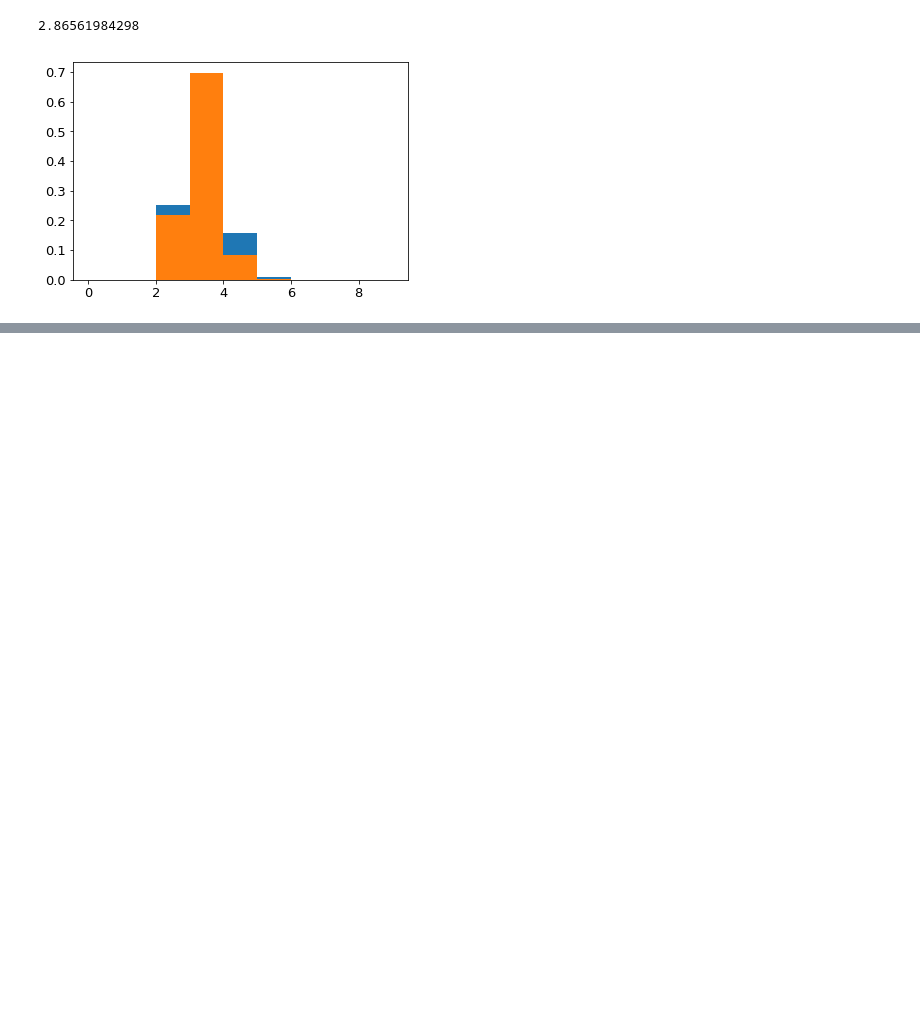
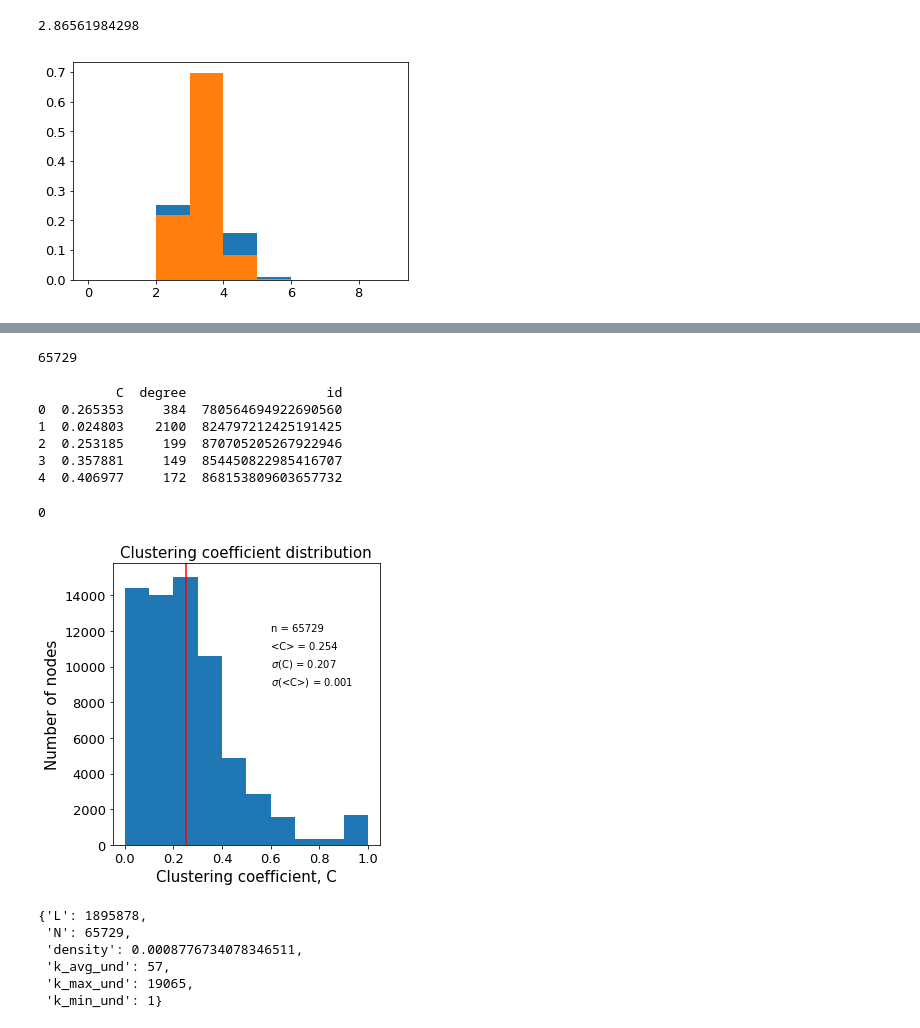
Before and after one commit to biyanisuraj/the_facebook_scandal, a Jupyter notebook: scripts/visualization/degree_distributions.ipynb, the cells around one changed output, grey strips where cells are left out. Drawn from its saved outputs; the diff is of its cells as text; code cells hidden in the pictures; blank space fills up the shorter version.

```diff
--- a/scripts/visualization/degree_distributions.ipynb
+++ b/scripts/visualization/degree_distributions.ipynb
@@ -763,0 +740,3 @@ info_g_cc
+# %%
+temp = g.nodes()
+nodes = [nd for nd in temp]
@@ -764,4 +761,4 @@ info_g_cc
 # %%
 start = datetime.datetime.now()
-distances_r = sample_distances(g_random)
+clusters = nx.clustering(g_und, nodes)
 end = datetime.datetime.now()
@@ -808,0 +771,7 @@ hist(x, bins=None, range=None, density=None, weights=None, cumulative=False, bot
+# %%
+len(degrees)
+# %% [output]
+65729
+# %%
+clust = [clusters[nd] for nd in nodes]
+deg = [degrees[nd] for nd in nodes]
@@ -808,0 +780,33 @@ hist(x, bins=None, range=None, density=None, weights=None, cumulative=False, bot
+# %%
+df_clust.head()
+# %% [output]
+          C  degree                  id
+0  0.265353     384  780564694922690560
+1  0.024803    2100  824797212425191425
+2  0.253185     199  870705205267922946
+3  0.357881     149  854450822985416707
+4  0.406977     172  868153809603657732
+# %%
+C_mean = np.mean(clust)
+C_std = np.std(clust)
+C_mean_std = np.std(clust)/np.sqrt(len(clust))
+# %% [output]
+0
+# %%
+# clustering coef distribution
+plt.subplots(figsize = FIGSIZE_ONECOL)
+prova=plt.hist(clust)
+plt.title("Clustering coefficient distribution")
+plt.xlabel("Clustering coefficient, C")
+plt.ylabel("Number of nodes")
+plt.tight_layout()
+#plt.xticks(np.arange(max(clust)+0.1))
+plt.axvline(np.mean(clust), color="red")
+xpos = 0.6
+plt.text(xpos,12000, "n = {:.0f}".format(len(clust)))
+plt.text(xpos,11000, "<C> = {:.3f}".format(C_mean))
+plt.text(xpos,10000, "$\sigma$"+"(C) = {:.3f}".format(C_std))
+plt.text(xpos,9000, "$\sigma$"+"(<C>) = {:.3f}".format(C_mean_std))
+plt.savefig('./imgs/cluster_coef_hist.pdf', format='pdf')
+# %% [output]
+[figure, added]
@@ -808,0 +815,9 @@ hist(x, bins=None, range=None, density=None, weights=None, cumulative=False, bot
+# %%
+g_und_info
+# %% [output]
+{'L': 1895878,
+ 'N': 65729,
+ 'density': 0.0008776734078346511,
+ 'k_avg_und': 57,
+ 'k_max_und': 19065,
+ 'k_min_und': 1}
```
Also changed, not shown: parts of 46 cells of this notebook, 11 other files.
